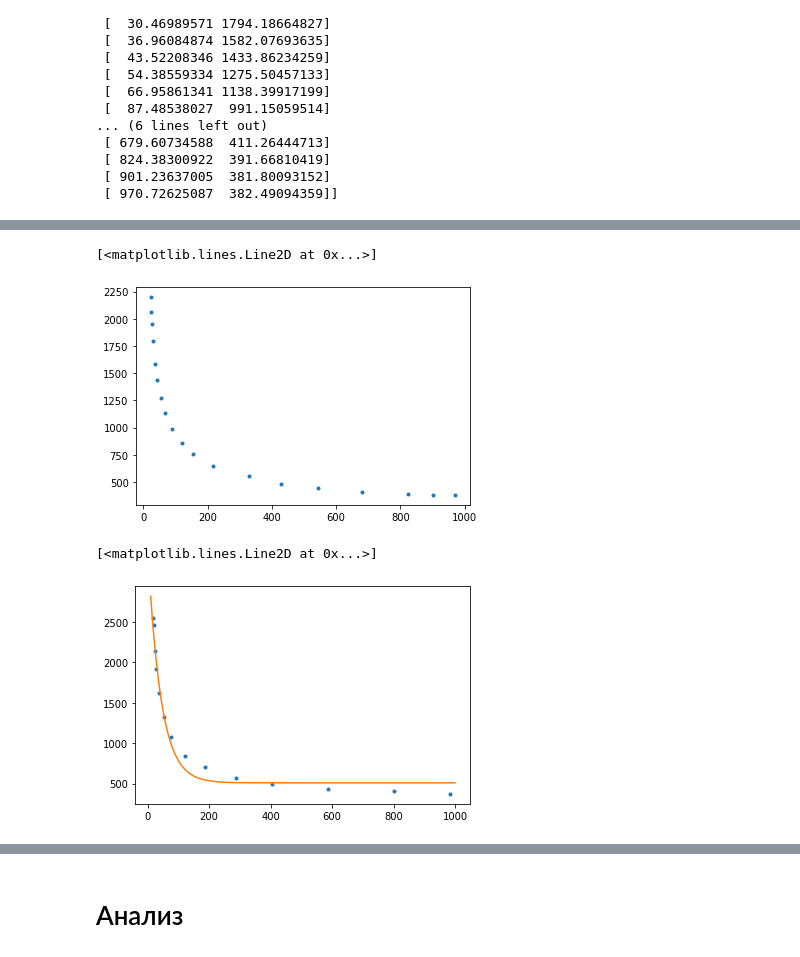
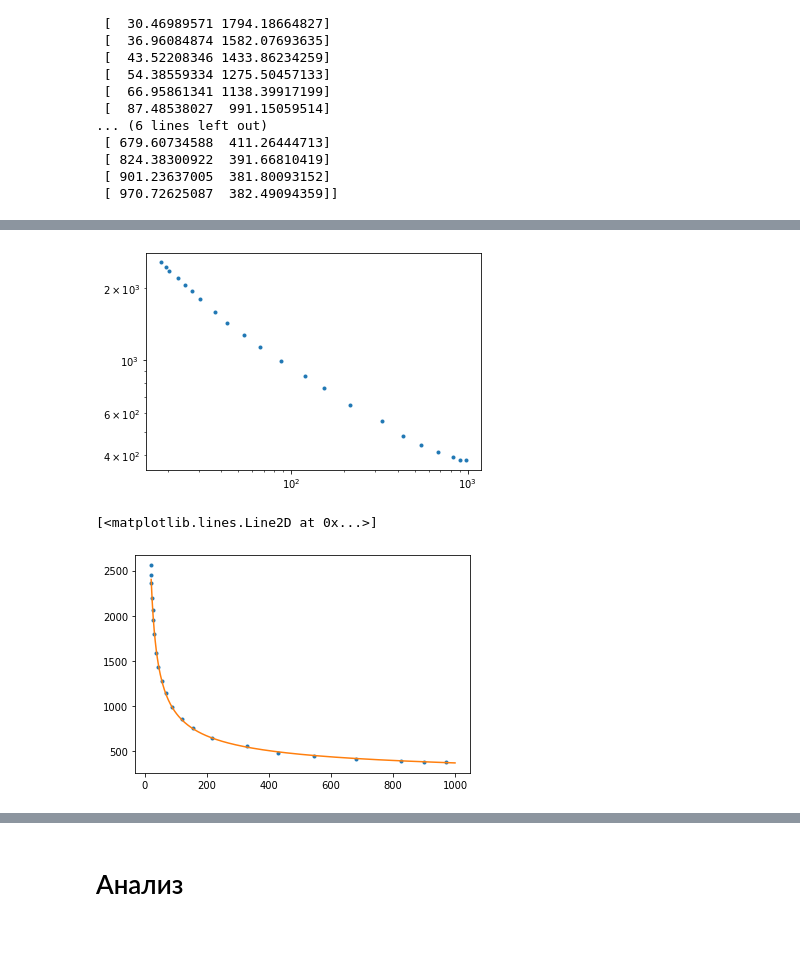
Before and after one commit to Zelenyy/phd-code, a Jupyter notebook: notebooks/05.Dwyer2003.ipynb, the cells around one changed output, grey strips where cells are left out. Saved outputs shown, nothing was run; the diff lists cells and outputs as text; code cells hidden in the pictures.

```diff
--- a/notebooks/05.Dwyer2003.ipynb
+++ b/notebooks/05.Dwyer2003.ipynb
@@ -39,5 +36,3 @@ print(data)
  [ 824.38300922  391.66810419]
  [ 901.23637005  381.80093152]
  [ 970.72625087  382.49094359]]
-# %%
-data = data[3:]
@@ -44,9 +44,9 @@ data = data[3:]
 # %%
 plt.plot(data[:,0], data[:,1], ".")
-# plt.xscale("log")
+plt.xscale("log")
+plt.yscale("log")
 # %% [output]
-[<matplotlib.lines.Line2D at 0x...>]
-[figure, old version]
+[figure, new version]
 # %%
 def power(x, alpha, const, back):
     return const*np.exp(-x/alpha) + back
@@ -55,8 +55,7 @@ popt, _ = curve_fit(power, xdata=data[:,0], ydata=data[:, 1], p0=[100, 2000, 500
 # %%
-x = np.linspace(10,1000, 300)
+x = np.linspace(20,1000, 300)
 plt.plot(data[:,0], data[:,1], ".")
-plt.plot(x, power(x, *popt))
-# plt.xscale("log")
+plt.plot(x, np.exp(power(np.log(x), *popt)))
 # %% [output]
 [<matplotlib.lines.Line2D at 0x...>]
-[figure, old version]
+[figure, new version]
```
Also changed, not shown: parts of 53 cells of this notebook, 19 other files.
